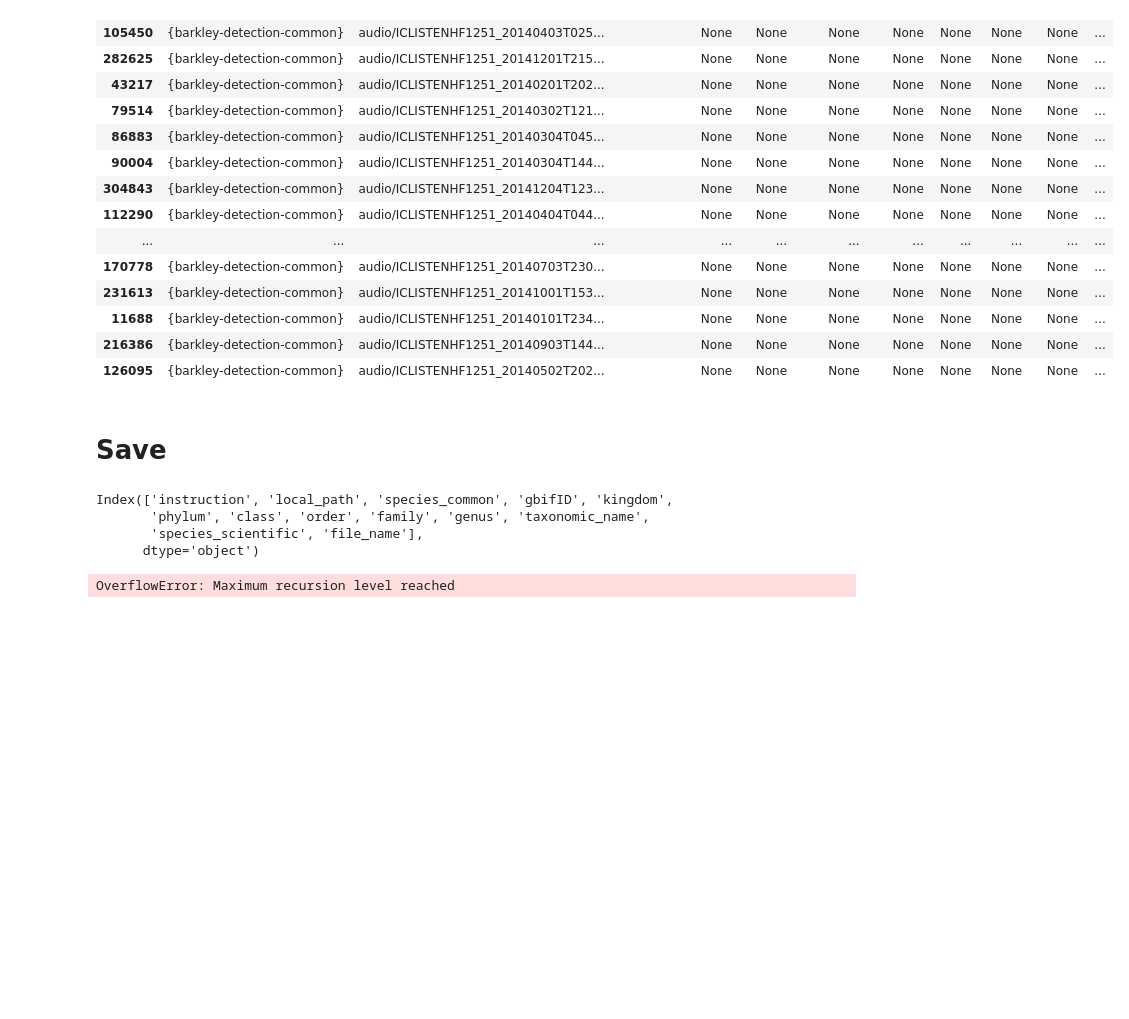
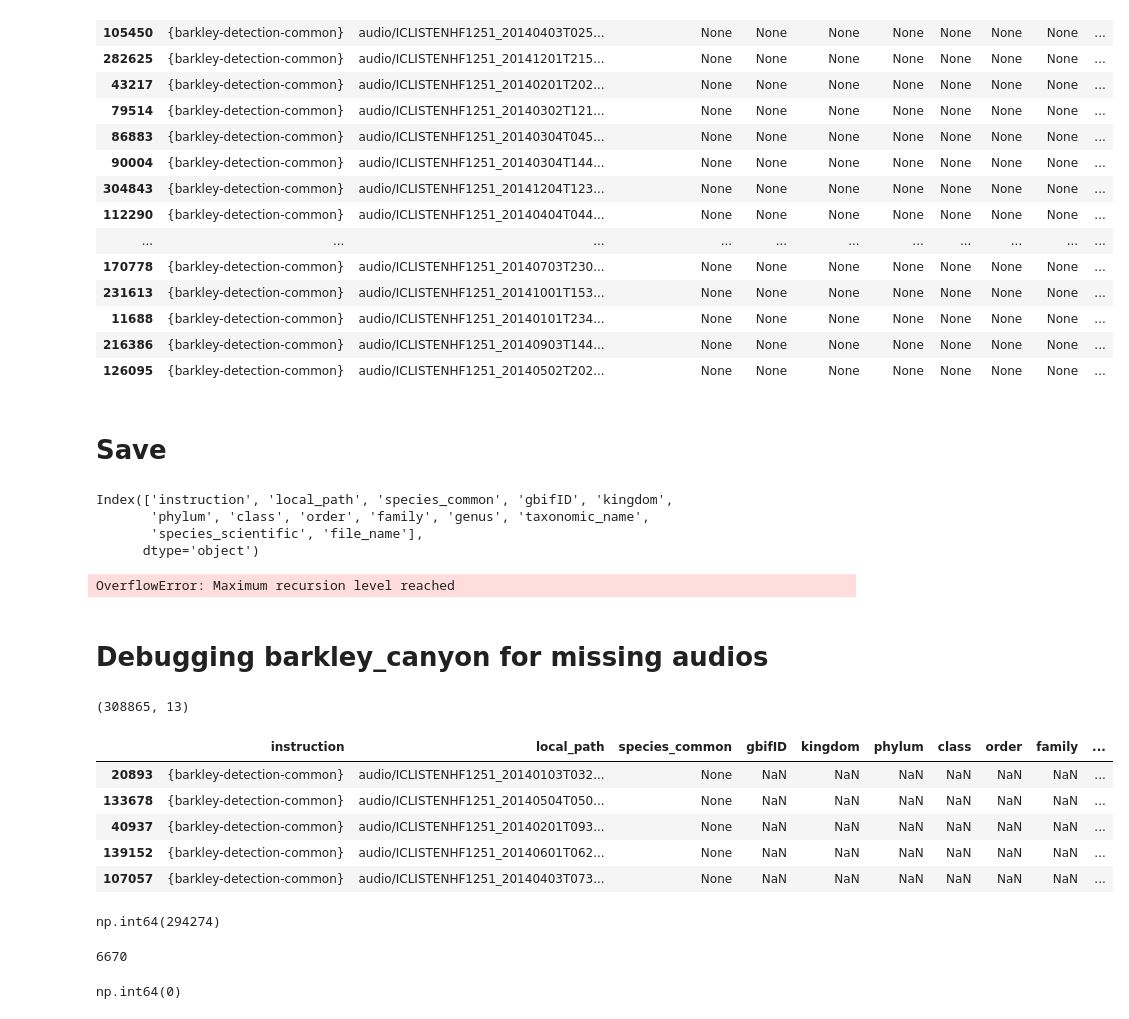
Before and after one commit to earthspecies/alp-data, a Jupyter notebook: notebooks/dataset_prep_notebooks/prep_barkey_canyon_detection.ipynb, the cells around one changed output. Saved outputs shown, nothing was run; the diff lists cells and outputs as text; code cells hidden in the pictures; blank space fills up the shorter version.

```diff
--- a/notebooks/dataset_prep_notebooks/prep_barkey_canyon_detection.ipynb
+++ b/notebooks/dataset_prep_notebooks/prep_barkey_canyon_detection.ipynb
@@ -251,3 +251,5 @@ df.to_csv("gs://esp-ml-datasets/barkley_canyon_detection/v0.1.0/raw/barkley_cany
 df.to_json("gs://esp-ml-datasets/barkley_canyon_detection/v0.1.0/raw/barkley_canyon_detection_gbif.jsonl", index=False, orient="records", lines=True, storage_options={"project": "okapi-274503"})
 # %% [output]
 OverflowError: Maximum recursion level reached
+# %% [markdown]
+# Debugging barkley_canyon for missing audios
@@ -253,0 +259,19 @@ OverflowError: Maximum recursion level reached
+# %%
+df = pd.read_csv("gs://esp-ml-datasets/barkley_canyon_detection/v0.1.0/raw/barkley_canyon_detection_gbif.csv", keep_default_na=False, na_values=[''])
+# %%
+df.shape
+# %% [output]
+(308865, 13)
+# %%
+df.sample(5)
+# %% [output]
+|  | instruction | local_path | species_common | gbifID | kingdom | phylum | class | order | family | ... |
+| 20893 | {barkley-detection-common} | audio/ICLISTENHF1251_20140103T032... | None | NaN | NaN | NaN | NaN | NaN | NaN | ... |
+| 133678 | {barkley-detection-common} | audio/ICLISTENHF1251_20140504T050... | None | NaN | NaN | NaN | NaN | NaN | NaN | ... |
+| 40937 | {barkley-detection-common} | audio/ICLISTENHF1251_20140201T093... | None | NaN | NaN | NaN | NaN | NaN | NaN | ... |
+| 139152 | {barkley-detection-common} | audio/ICLISTENHF1251_20140601T062... | None | NaN | NaN | NaN | NaN | NaN | NaN | ... |
+| 107057 | {barkley-detection-common} | audio/ICLISTENHF1251_20140403T073... | None | NaN | NaN | NaN | NaN | NaN | NaN | ... |
+# %%
+df["taxonomic_name"].isnull().sum()
+# %% [output]
+np.int64(294274)
@@ -253,0 +285,9 @@ OverflowError: Maximum recursion level reached
+# %%
+len(all_audio_in_bucket)
+# %% [output]
+6670
+# %%
+included = df["file_name"].isin(all_audio_in_bucket).sum()
+included
+# %% [output]
+np.int64(0)
```
Also changed, not shown: parts of 4 cells of this notebook, 5 other files.
